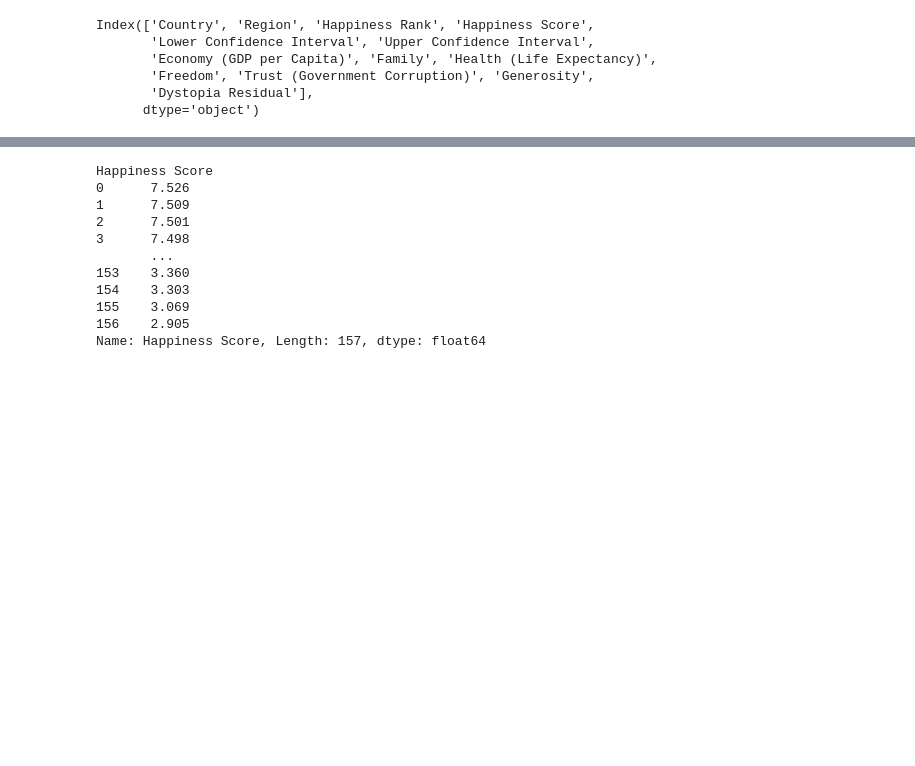
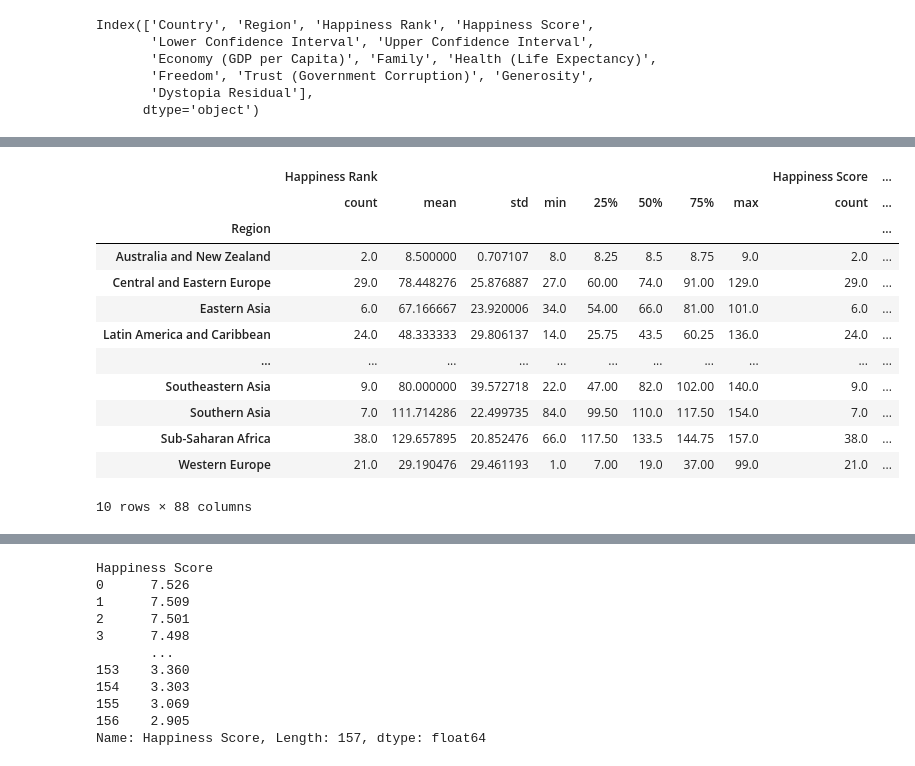
Before and after one commit to angela1C/Programming-for-Data-Analysis-Simulation-Project-2019, a Jupyter notebook: HappySimulate.ipynb, the cells around one changed output, grey strips where cells are left out. Drawn from its saved outputs; the diff is of its cells as text; code cells hidden in the pictures; blank space fills up the shorter version.

```diff
--- a/HappySimulate.ipynb
+++ b/HappySimulate.ipynb
@@ -71,0 +367,16 @@ Index(['Country', 'Region', 'Happiness Rank', 'Happiness Score',
+# %%
+df.groupby('Region').describe()
+# %% [output]
+|  | Happiness Rank |  |  |  |  |  |  |  | Happiness Score | ... |
+|  | count | mean | std | min | 25% | 50% | 75% | max | count | ... |
+| Region |  |  |  |  |  |  |  |  |  | ... |
+| Australia and New Zealand | 2.0 | 8.500000 | 0.707107 | 8.0 | 8.25 | 8.5 | 8.75 | 9.0 | 2.0 | ... |
+| Central and Eastern Europe | 29.0 | 78.448276 | 25.876887 | 27.0 | 60.00 | 74.0 | 91.00 | 129.0 | 29.0 | ... |
+| Eastern Asia | 6.0 | 67.166667 | 23.920006 | 34.0 | 54.00 | 66.0 | 81.00 | 101.0 | 6.0 | ... |
+| Latin America and Caribbean | 24.0 | 48.333333 | 29.806137 | 14.0 | 25.75 | 43.5 | 60.25 | 136.0 | 24.0 | ... |
+| ... | ... | ... | ... | ... | ... | ... | ... | ... | ... | ... |
+| Southeastern Asia | 9.0 | 80.000000 | 39.572718 | 22.0 | 47.00 | 82.0 | 102.00 | 140.0 | 9.0 | ... |
+| Southern Asia | 7.0 | 111.714286 | 22.499735 | 84.0 | 99.50 | 110.0 | 117.50 | 154.0 | 7.0 | ... |
+| Sub-Saharan Africa | 38.0 | 129.657895 | 20.852476 | 66.0 | 117.50 | 133.5 | 144.75 | 157.0 | 38.0 | ... |
+| Western Europe | 21.0 | 29.190476 | 29.461193 | 1.0 | 7.00 | 19.0 | 37.00 | 99.0 | 21.0 | ... |
+10 rows × 88 columns
```
Also changed, not shown: parts of 45 cells of this notebook, 9 other files.
